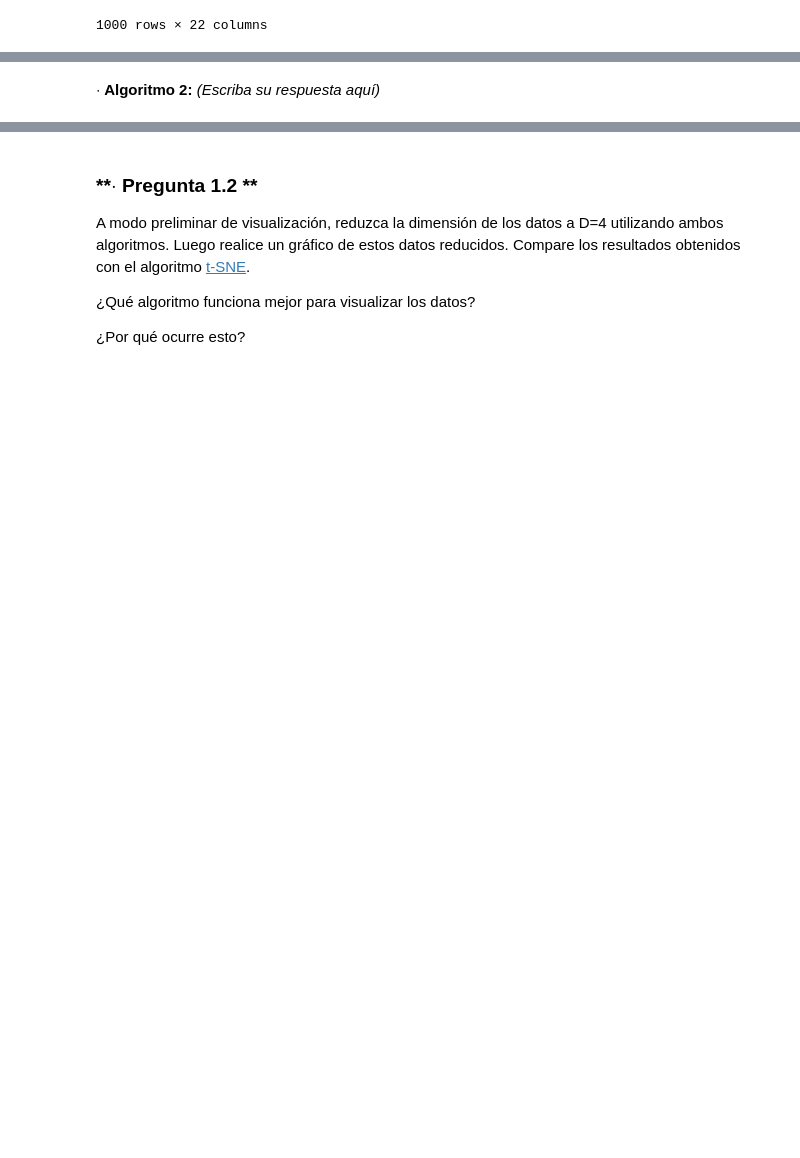
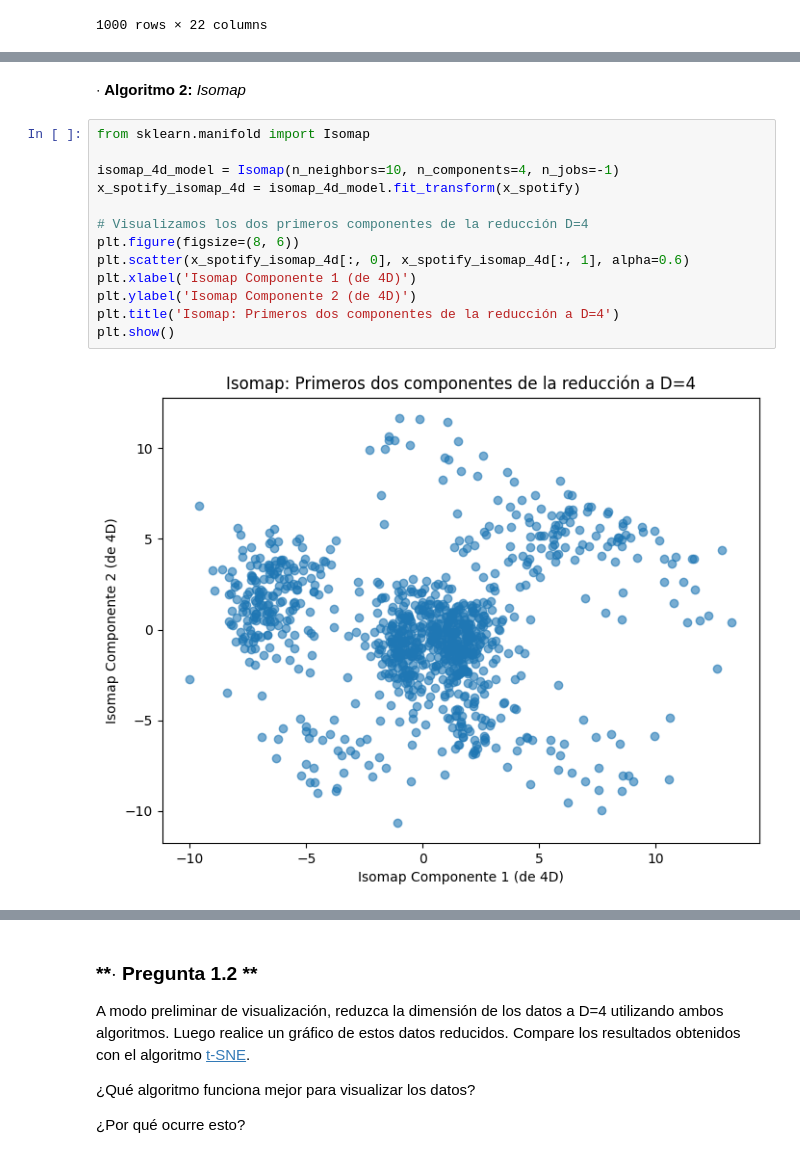
Before and after one commit to Nikolexion/Tarea2Datos, a Jupyter notebook: Tarea2_AD2025.ipynb, the cells around one changed output, grey strips where cells are left out. Drawn from its saved outputs; the diff is of its cells as text; blank space fills up the shorter version.

```diff
--- a/Tarea2_AD2025.ipynb
+++ b/Tarea2_AD2025.ipynb
@@ -641,2 +749,17 @@ plt.show()
 # %% [markdown]
-**$\cdot$ Algoritmo 2:** *(Escriba su respuesta aquí)*
+**$\cdot$ Algoritmo 2:** *Isomap*
+# %%
+from sklearn.manifold import Isomap
+
+isomap_4d_model = Isomap(n_neighbors=10, n_components=4, n_jobs=-1)
+x_spotify_isomap_4d = isomap_4d_model.fit_transform(x_spotify)
+
+# Visualizamos los dos primeros componentes de la reducción D=4
+plt.figure(figsize=(8, 6))
+plt.scatter(x_spotify_isomap_4d[:, 0], x_spotify_isomap_4d[:, 1], alpha=0.6)
+plt.xlabel('Isomap Componente 1 (de 4D)')
+plt.ylabel('Isomap Componente 2 (de 4D)')
+plt.title('Isomap: Primeros dos componentes de la reducción a D=4')
+plt.show()
+# %% [output]
+[figure, added]
```
Also changed, not shown: parts of 36 cells of this notebook.
